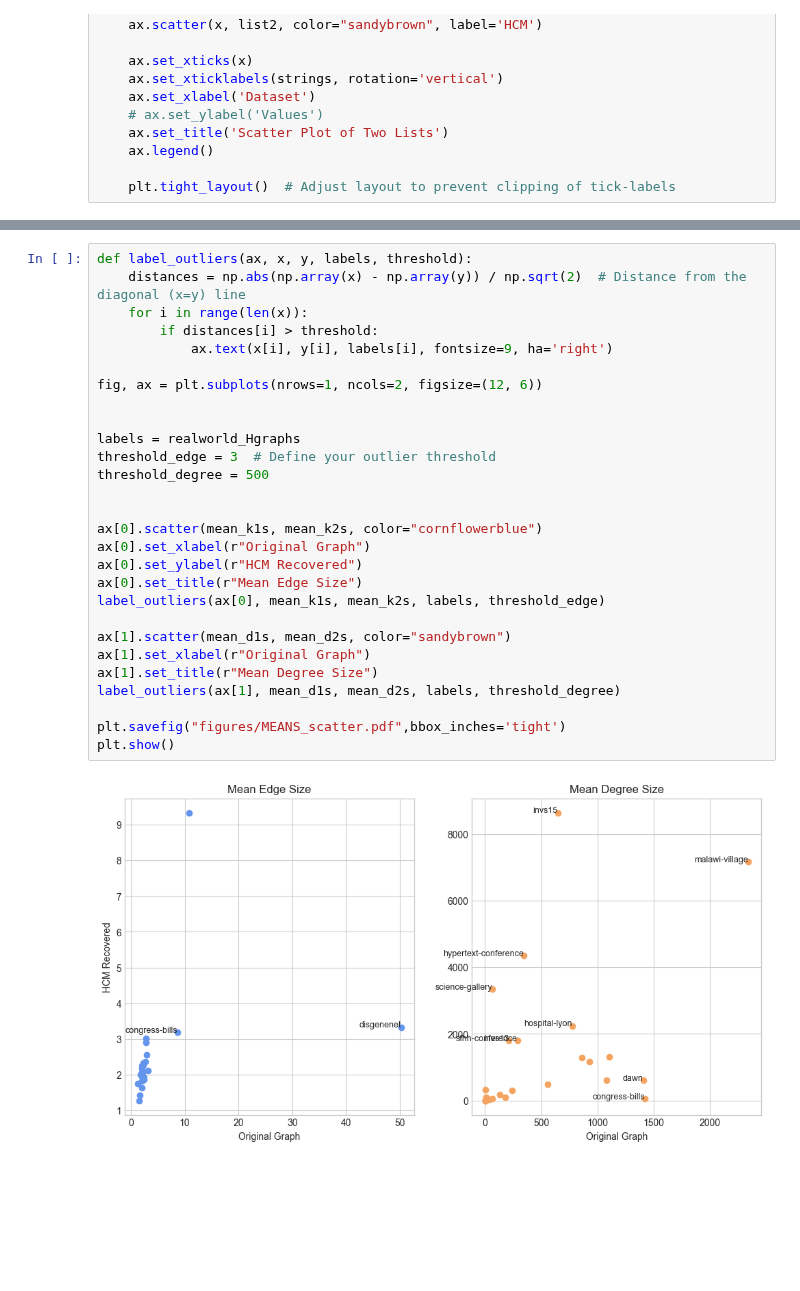
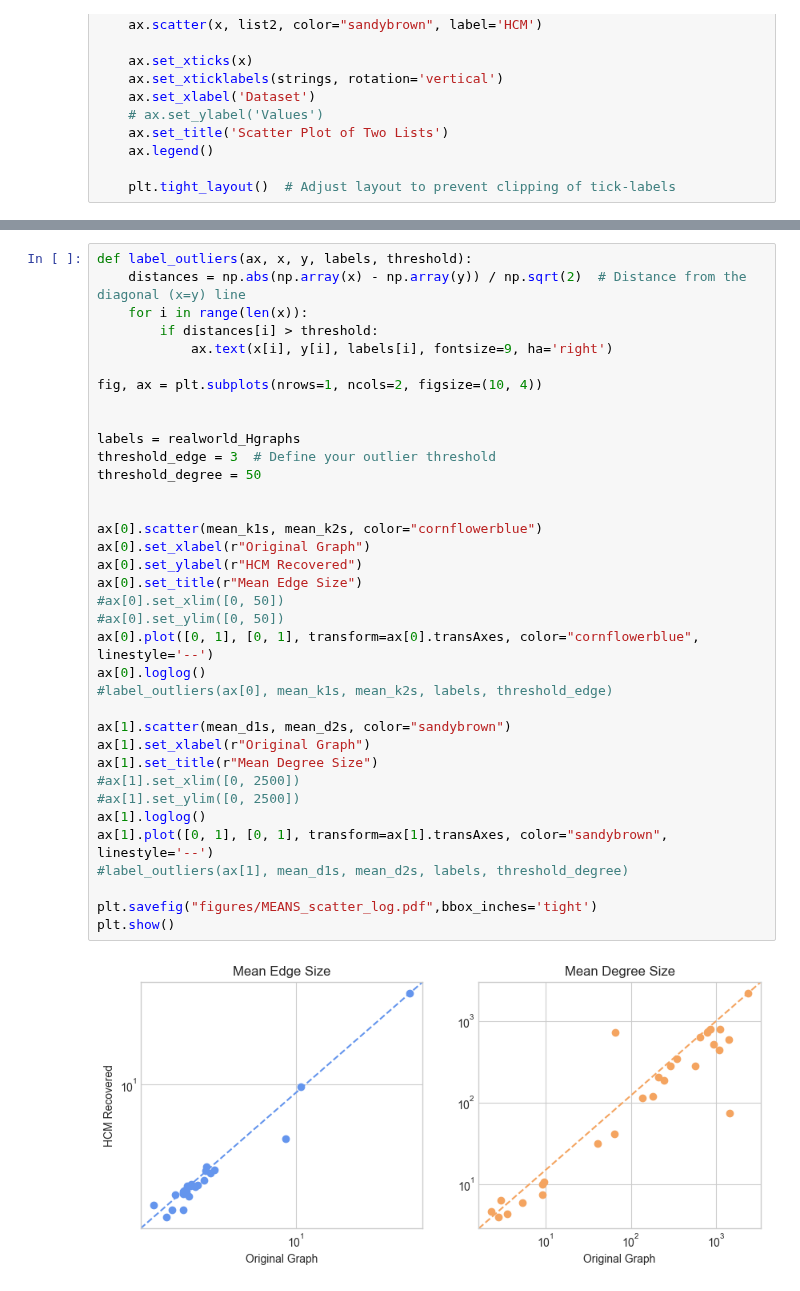
Before and after one commit to hexie1995/HyperGraph, a Jupyter notebook: code/FigBackUp_Scatter.ipynb, the cells around one changed output, grey strips where cells are left out. Drawn from its saved outputs; the diff is of its cells as text; blank space fills up the shorter version.

```diff
--- a/code/FigBackUp_Scatter.ipynb
+++ b/code/FigBackUp_Scatter.ipynb
@@ -296,30 +298,38 @@ plt.savefig("figures/MEANS_scatter.pdf",bbox_inches='tight')
 # %%
 def label_outliers(ax, x, y, labels, threshold):
     distances = np.abs(np.array(x) - np.array(y)) / np.sqrt(2)  # Distance from the diagonal (x=y) line
     for i in range(len(x)):
         if distances[i] > threshold:
             ax.text(x[i], y[i], labels[i], fontsize=9, ha='right')
 
-fig, ax = plt.subplots(nrows=1, ncols=2, figsize=(12, 6))
+fig, ax = plt.subplots(nrows=1, ncols=2, figsize=(10, 4))
 
 
 labels = realworld_Hgraphs
 threshold_edge = 3  # Define your outlier threshold
-threshold_degree = 500
+threshold_degree = 50
 
 
 ax[0].scatter(mean_k1s, mean_k2s, color="cornflowerblue")
 ax[0].set_xlabel(r"Original Graph")
 ax[0].set_ylabel(r"HCM Recovered")
 ax[0].set_title(r"Mean Edge Size")
-label_outliers(ax[0], mean_k1s, mean_k2s, labels, threshold_edge)
+#ax[0].set_xlim([0, 50])
+#ax[0].set_ylim([0, 50])
+ax[0].plot([0, 1], [0, 1], transform=ax[0].transAxes, color="cornflowerblue", linestyle='--')
+ax[0].loglog()
+#label_outliers(ax[0], mean_k1s, mean_k2s, labels, threshold_edge)
 
 ax[1].scatter(mean_d1s, mean_d2s, color="sandybrown")
 ax[1].set_xlabel(r"Original Graph")
 ax[1].set_title(r"Mean Degree Size")
-label_outliers(ax[1], mean_d1s, mean_d2s, labels, threshold_degree)
+#ax[1].set_xlim([0, 2500])
+#ax[1].set_ylim([0, 2500])
+ax[1].loglog()
+ax[1].plot([0, 1], [0, 1], transform=ax[1].transAxes, color="sandybrown", linestyle='--')
+#label_outliers(ax[1], mean_d1s, mean_d2s, labels, threshold_degree)
 
-plt.savefig("figures/MEANS_scatter.pdf",bbox_inches='tight')
+plt.savefig("figures/MEANS_scatter_log.pdf",bbox_inches='tight')
 plt.show()
 # %% [output]
-[figure, old version]
+[figure, new version]
```
Also changed, not shown: parts of 2 cells of this notebook, 10 other files.
